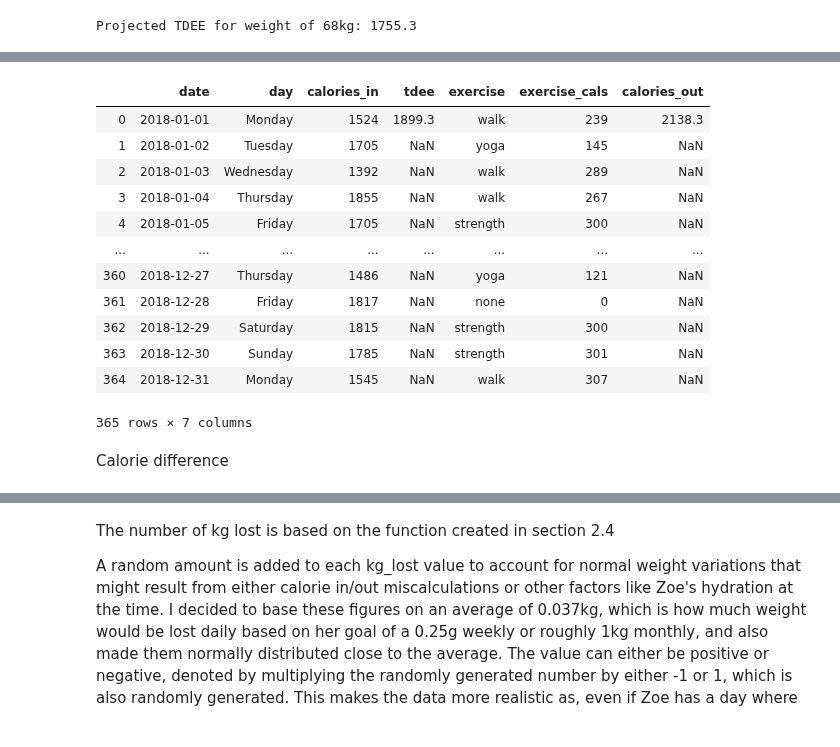
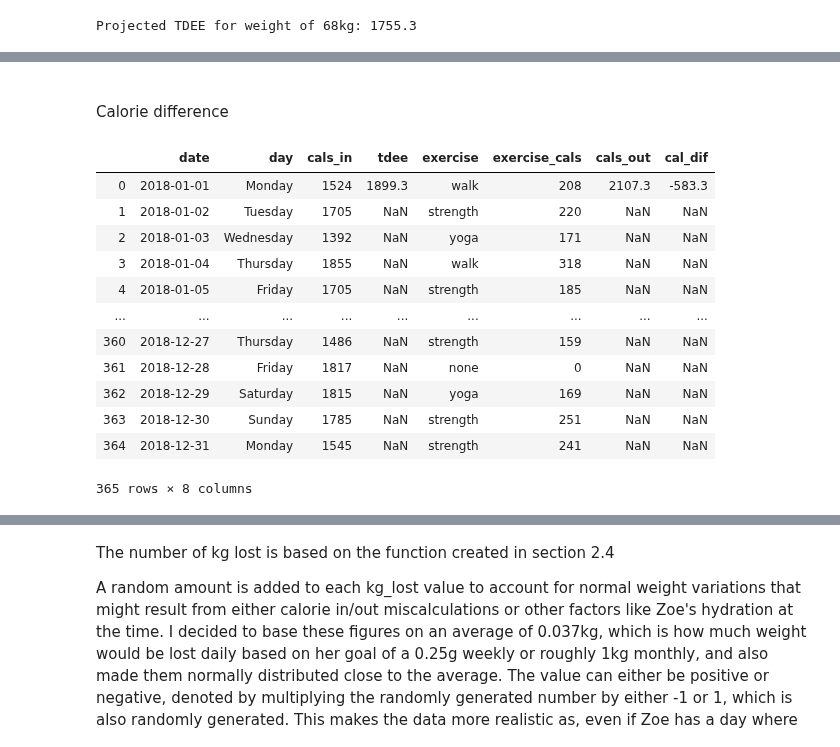
Before and after one commit to jennifer-ryan/data-set-simulation, a Jupyter notebook: Dataset Simulation.ipynb, the cells around one changed output, grey strips where cells are left out. Drawn from its saved outputs; the diff is of its cells as text; code cells hidden in the pictures.

Commit message:
Finished Exercise section

```diff
--- a/Dataset Simulation.ipynb
+++ b/Dataset Simulation.ipynb
@@ -314,9 +314,9 @@ Like many people,  Zoe tends to consume more calories over the weekend than duri
 # %%
-# Creating extra random calorie amounts to be added to weekend days.
+# Variable containing extra random calorie amounts to be added to weekend days.
 extra_cal = np.random.randint(200, 300)
 
-# Creating calories_in column with weekend values adjusted.
-df['calories_in'] = np.where((((df['day'])=='Saturday') | ((df['day'])=='Sunday')), cal_in() + extra_cal, cal_in())
+# Creating cals_in column with weekend values adjusted.
+df['cals_in'] = np.where((((df['day'])=='Saturday') | ((df['day'])=='Sunday')), cal_in() + extra_cal, cal_in())
 
 # Printing current dataset.
 df
@@ -481,0 +468,23 @@ Total calorie output is the sum of tdee and exercise_cals to figure out the tota
+# %%
+# Calories burned for each activity based on starting weight and MET values.
+walk = starting_weight * 4.3
+strength = starting_weight * 3.8
+yoga = starting_weight * 2.5
+
+
+# Function estimating calories burned by each activity
+def exercise_cals(row):
+    if row['exercise'] == 'none':
+        return 0
+    if row['exercise'] == 'walk':
+        return int(np.random.randint(walk/2, walk))
+    if row['exercise'] == 'strength':
+        return int(np.random.randint(strength/2, strength))
+    if row['exercise'] == 'yoga':
+        return int(np.random.randint(yoga/2, yoga))
+
+# Creating exercise_cals column.
+df['exercise_cals'] = df.apply(lambda row: exercise_cals(row), axis = 1)
+
+# Printing current dataset.
+df
@@ -481,0 +511,7 @@ Total calorie output is the sum of tdee and exercise_cals to figure out the tota
+# %%
+# Creating cals_out column.
+df['cals_out'] = np.nan
+df.loc[0, 'cals_out'] = df.loc[0, 'tdee'] + df.loc[0, 'exercise_cals']
+
+# Printing current dataset.
+df
@@ -482,21 +536,23 @@ Total calorie output is the sum of tdee and exercise_cals to figure out the tota
+# %% [markdown]
+<br>
+
+Calorie difference
 # %%
-# df['calories_out'] = df['exercise_cals'] + df['tdee']
-df['calories_out'] = np.nan
-df.loc[0, 'calories_out'] = df.loc[0, 'tdee'] + df.loc[0, 'exercise_cals']
+#df['cal_dif'] = df['cals_out'] - df['cals_in']
+df['cal_dif'] = np.nan
+df.loc[0, 'cal_dif'] = df.loc[0, 'cals_in'] - df.loc[0, 'cals_out']
 df
 # %% [output]
-|  | date | day | calories_in | tdee | exercise | exercise_cals | calories_out |
-| 0 | 2018-01-01 | Monday | 1524 | 1899.3 | walk | 239 | 2138.3 |
-| 1 | 2018-01-02 | Tuesday | 1705 | NaN | yoga | 145 | NaN |
-| 2 | 2018-01-03 | Wednesday | 1392 | NaN | walk | 289 | NaN |
-| 3 | 2018-01-04 | Thursday | 1855 | NaN | walk | 267 | NaN |
-| 4 | 2018-01-05 | Friday | 1705 | NaN | strength | 300 | NaN |
-| ... | ... | ... | ... | ... | ... | ... | ... |
-| 360 | 2018-12-27 | Thursday | 1486 | NaN | yoga | 121 | NaN |
-| 361 | 2018-12-28 | Friday | 1817 | NaN | none | 0 | NaN |
-| 362 | 2018-12-29 | Saturday | 1815 | NaN | strength | 300 | NaN |
-| 363 | 2018-12-30 | Sunday | 1785 | NaN | strength | 301 | NaN |
-| 364 | 2018-12-31 | Monday | 1545 | NaN | walk | 307 | NaN |
+|  | date | day | cals_in | tdee | exercise | exercise_cals | cals_out | cal_dif |
+| 0 | 2018-01-01 | Monday | 1524 | 1899.3 | walk | 208 | 2107.3 | -583.3 |
+| 1 | 2018-01-02 | Tuesday | 1705 | NaN | strength | 220 | NaN | NaN |
+| 2 | 2018-01-03 | Wednesday | 1392 | NaN | yoga | 171 | NaN | NaN |
+| 3 | 2018-01-04 | Thursday | 1855 | NaN | walk | 318 | NaN | NaN |
+| 4 | 2018-01-05 | Friday | 1705 | NaN | strength | 185 | NaN | NaN |
+| ... | ... | ... | ... | ... | ... | ... | ... | ... |
+| 360 | 2018-12-27 | Thursday | 1486 | NaN | strength | 159 | NaN | NaN |
+| 361 | 2018-12-28 | Friday | 1817 | NaN | none | 0 | NaN | NaN |
+| 362 | 2018-12-29 | Saturday | 1815 | NaN | yoga | 169 | NaN | NaN |
+| 363 | 2018-12-30 | Sunday | 1785 | NaN | strength | 251 | NaN | NaN |
+| 364 | 2018-12-31 | Monday | 1545 | NaN | strength | 241 | NaN | NaN |
-365 rows × 7 columns
+365 rows × 8 columns
-# %% [markdown]
-Calorie difference
```
Also changed, not shown: parts of 29 cells of this notebook.
